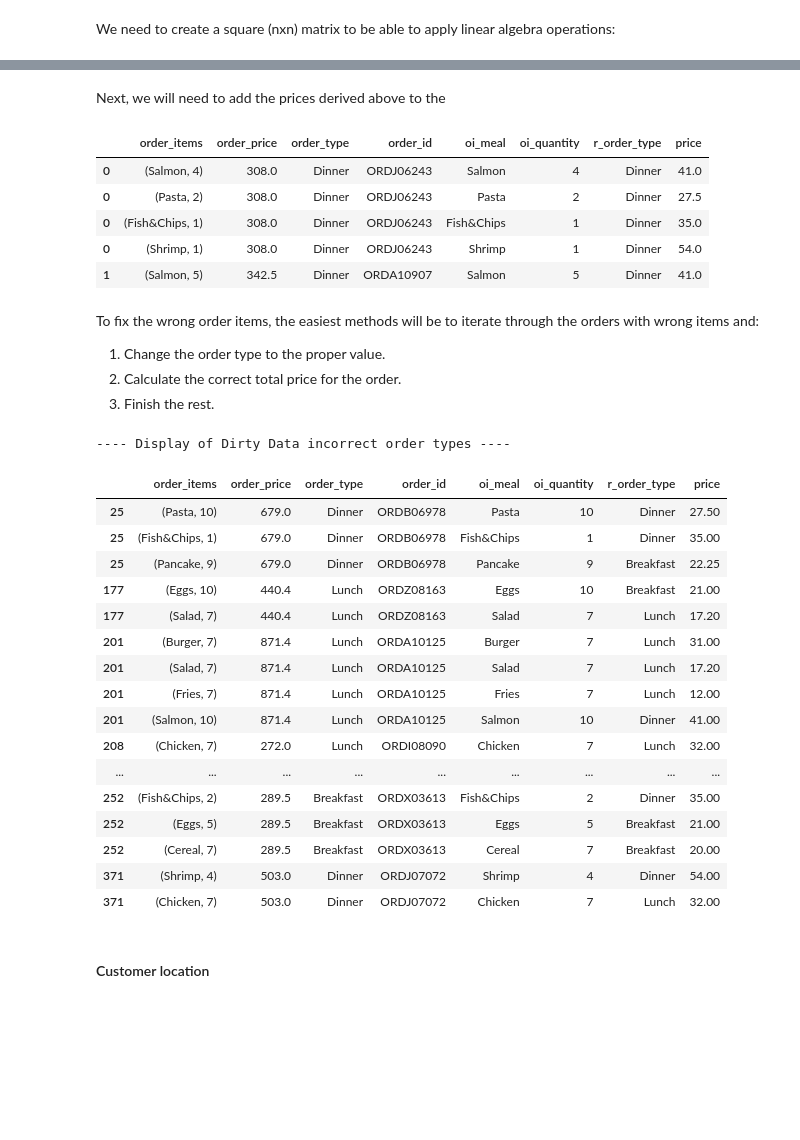
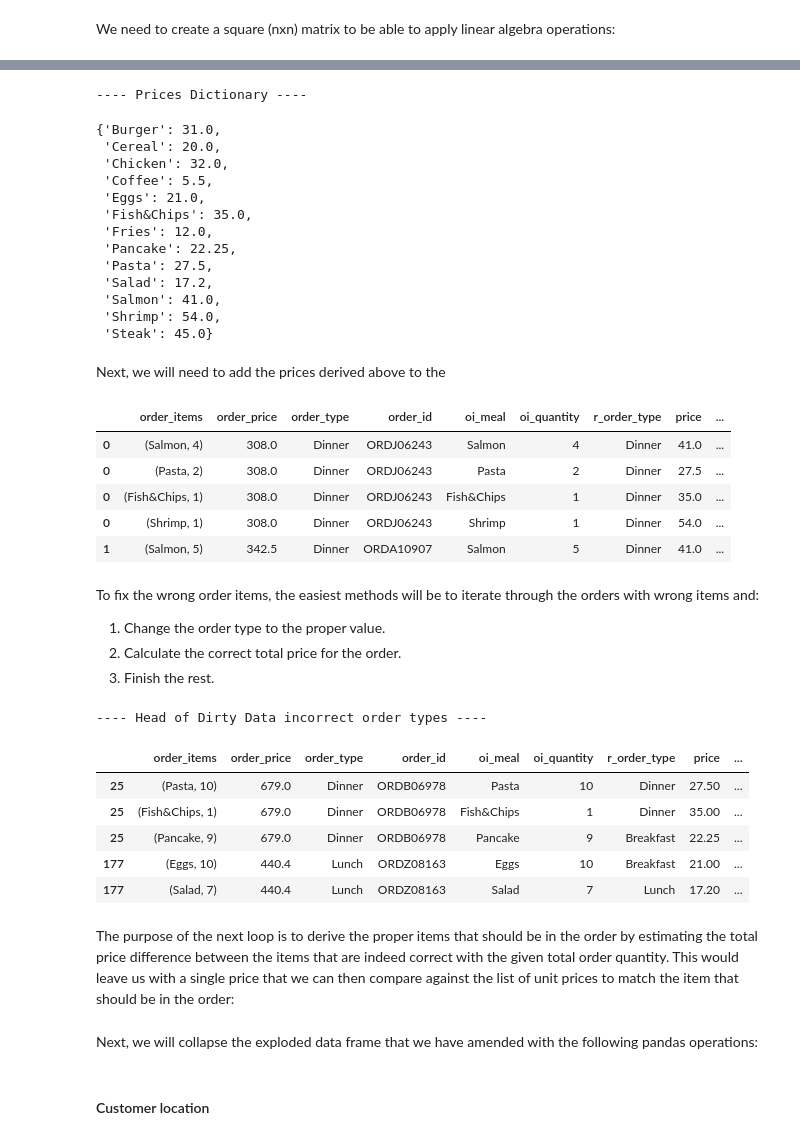
Before and after one commit to pampagrimaldi/FIT5196-A2, a Jupyter notebook: A2_32980523.ipynb, the cells around one changed output, grey strips where cells are left out. Saved outputs shown, nothing was run; the diff lists cells and outputs as text; code cells hidden in the pictures; blank space fills up the shorter version.

Commit message:
final finished order items and almost done with order price

```diff
--- a/A2_32980523.ipynb
+++ b/A2_32980523.ipynb
@@ -694,17 +669,38 @@ prices_dict
+# %%
+print("---- Prices Dictionary ----")
+prices_dict
+# %% [output]
+---- Prices Dictionary ----
+{'Burger': 31.0,
+ 'Cereal': 20.0,
+ 'Chicken': 32.0,
+ 'Coffee': 5.5,
+ 'Eggs': 21.0,
+ 'Fish&Chips': 35.0,
+ 'Fries': 12.0,
+ 'Pancake': 22.25,
+ 'Pasta': 27.5,
+ 'Salad': 17.2,
+ 'Salmon': 41.0,
+ 'Shrimp': 54.0,
+ 'Steak': 45.0}
 # %% [markdown]
 Next, we will need to add the prices derived above to the
 # %%
 # next, we can review the items
 d_orders_df_unpacked['price'] = d_orders_df_unpacked.apply(lambda x:prices_dict[x['oi_meal']],
                                                            axis=1)
+# and add the real total price of each item sold
+d_orders_df_unpacked['total_price'] = d_orders_df_unpacked.oi_quantity * d_orders_df_unpacked.price
+
 d_orders_df_unpacked.head()
 # %% [output]
-|  | order_items | order_price | order_type | order_id | oi_meal | oi_quantity | r_order_type | price |
-| 0 | (Salmon, 4) | 308.0 | Dinner | ORDJ06243 | Salmon | 4 | Dinner | 41.0 |
-| 0 | (Pasta, 2) | 308.0 | Dinner | ORDJ06243 | Pasta | 2 | Dinner | 27.5 |
-| 0 | (Fish&Chips, 1) | 308.0 | Dinner | ORDJ06243 | Fish&Chips | 1 | Dinner | 35.0 |
-| 0 | (Shrimp, 1) | 308.0 | Dinner | ORDJ06243 | Shrimp | 1 | Dinner | 54.0 |
-| 1 | (Salmon, 5) | 342.5 | Dinner | ORDA10907 | Salmon | 5 | Dinner | 41.0 |
+|  | order_items | order_price | order_type | order_id | oi_meal | oi_quantity | r_order_type | price | ... |
+| 0 | (Salmon, 4) | 308.0 | Dinner | ORDJ06243 | Salmon | 4 | Dinner | 41.0 | ... |
+| 0 | (Pasta, 2) | 308.0 | Dinner | ORDJ06243 | Pasta | 2 | Dinner | 27.5 | ... |
+| 0 | (Fish&Chips, 1) | 308.0 | Dinner | ORDJ06243 | Fish&Chips | 1 | Dinner | 35.0 | ... |
+| 0 | (Shrimp, 1) | 308.0 | Dinner | ORDJ06243 | Shrimp | 1 | Dinner | 54.0 | ... |
+| 1 | (Salmon, 5) | 342.5 | Dinner | ORDA10907 | Salmon | 5 | Dinner | 41.0 | ... |
 # %% [markdown]
 To fix the wrong order items, the easiest methods will be to iterate through the orders with
 wrong items and:
@@ -714,29 +710,18 @@ wrong items and:
 # %%
 # create mask for non-matching order types
 _ = d_orders_df_unpacked.order_type != d_orders_df_unpacked.r_order_type
 #create list of ID's to be inspected
 incorrect_ids = d_orders_df_unpacked.loc[_,"order_id"].to_list()
 # for each in incorrect_ids:
 #     order = d_orders_df_unpacked[d_orders_df_unpacked == each]
 #     print(order)
-print("---- Display of Dirty Data incorrect order types ----")
-display(d_orders_df_unpacked.loc[d_orders_df_unpacked.order_id.isin(incorrect_ids),:])
+print("---- Head of Dirty Data incorrect order types ----")
+display(d_orders_df_unpacked.loc[d_orders_df_unpacked.order_id.isin(incorrect_ids),:].head())
 # %% [output]
----- Display of Dirty Data incorrect order types ----
+---- Head of Dirty Data incorrect order types ----
-|  | order_items | order_price | order_type | order_id | oi_meal | oi_quantity | r_order_type | price |
-| 25 | (Pasta, 10) | 679.0 | Dinner | ORDB06978 | Pasta | 10 | Dinner | 27.50 |
-| 25 | (Fish&Chips, 1) | 679.0 | Dinner | ORDB06978 | Fish&Chips | 1 | Dinner | 35.00 |
-| 25 | (Pancake, 9) | 679.0 | Dinner | ORDB06978 | Pancake | 9 | Breakfast | 22.25 |
-| 177 | (Eggs, 10) | 440.4 | Lunch | ORDZ08163 | Eggs | 10 | Breakfast | 21.00 |
-| 177 | (Salad, 7) | 440.4 | Lunch | ORDZ08163 | Salad | 7 | Lunch | 17.20 |
-| 201 | (Burger, 7) | 871.4 | Lunch | ORDA10125 | Burger | 7 | Lunch | 31.00 |
-| 201 | (Salad, 7) | 871.4 | Lunch | ORDA10125 | Salad | 7 | Lunch | 17.20 |
-| 201 | (Fries, 7) | 871.4 | Lunch | ORDA10125 | Fries | 7 | Lunch | 12.00 |
-| 201 | (Salmon, 10) | 871.4 | Lunch | ORDA10125 | Salmon | 10 | Dinner | 41.00 |
-| 208 | (Chicken, 7) | 272.0 | Lunch | ORDI08090 | Chicken | 7 | Lunch | 32.00 |
-| ... | ... | ... | ... | ... | ... | ... | ... | ... |
-| 252 | (Fish&Chips, 2) | 289.5 | Breakfast | ORDX03613 | Fish&Chips | 2 | Dinner | 35.00 |
-| 252 | (Eggs, 5) | 289.5 | Breakfast | ORDX03613 | Eggs | 5 | Breakfast | 21.00 |
-| 252 | (Cereal, 7) | 289.5 | Breakfast | ORDX03613 | Cereal | 7 | Breakfast | 20.00 |
-| 371 | (Shrimp, 4) | 503.0 | Dinner | ORDJ07072 | Shrimp | 4 | Dinner | 54.00 |
-| 371 | (Chicken, 7) | 503.0 | Dinner | ORDJ07072 | Chicken | 7 | Lunch | 32.00 |
+|  | order_items | order_price | order_type | order_id | oi_meal | oi_quantity | r_order_type | price | ... |
+| 25 | (Pasta, 10) | 679.0 | Dinner | ORDB06978 | Pasta | 10 | Dinner | 27.50 | ... |
+| 25 | (Fish&Chips, 1) | 679.0 | Dinner | ORDB06978 | Fish&Chips | 1 | Dinner | 35.00 | ... |
+| 25 | (Pancake, 9) | 679.0 | Dinner | ORDB06978 | Pancake | 9 | Breakfast | 22.25 | ... |
+| 177 | (Eggs, 10) | 440.4 | Lunch | ORDZ08163 | Eggs | 10 | Breakfast | 21.00 | ... |
+| 177 | (Salad, 7) | 440.4 | Lunch | ORDZ08163 | Salad | 7 | Lunch | 17.20 | ... |
@@ -751,0 +728,5 @@ display(d_orders_df_unpacked.loc[d_orders_df_unpacked.order_id.isin(incorrect_id
+# %% [markdown]
+The purpose of the next loop is to derive the proper items that should be in the order by
+estimating the total price difference between the items that are indeed correct with the given
+total order quantity. This would leave us with a single price that we can then compare against
+the list of unit prices to match the item that should be in the order:
@@ -751,0 +767,3 @@ display(d_orders_df_unpacked.loc[d_orders_df_unpacked.order_id.isin(incorrect_id
+# %% [markdown]
+Next, we will collapse the exploded data frame that we have amended with the following pandas
+operations:
```
Also changed, not shown: parts of 48 cells of this notebook.
